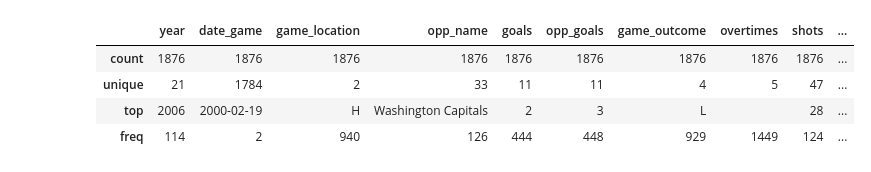
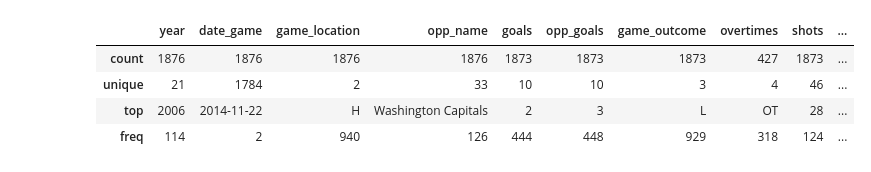
Before and after one commit to tas12740/Hockey---Do-Cheaters-Never-Win, a Jupyter notebook: CleanCanes.ipynb, the cells around one changed output. Saved outputs shown, nothing was run; the diff lists cells and outputs as text; code cells hidden in the pictures.

```diff
--- a/CleanCanes.ipynb
+++ b/CleanCanes.ipynb
@@ -21,0 +39,6 @@ hockey_df.head()
+# %%
+games_df = pd.DataFrame([row for row in hockey_json if row['curr_type'] == 'game_log'])
+games_df.drop(columns=['curr_type'], inplace=True)
+
+for col in games_df.columns:
+    games_df[col] = games_df[col].apply(lambda val: np.nan if val == '' else val)
@@ -22,7 +100,4 @@ hockey_df.head()
 # %%
-def convert_game_location(loc):
-    if loc == '@':
-        return 'A'
-    return 'H'
+convert_game_location = lambda loc: 'A' if loc == '@' else 'H'
 # %%
-hockey_df['game_location'] = hockey_df['game_location'].apply(convert_game_location)
+games_df['game_location'] = games_df['game_location'].apply(convert_game_location)
@@ -31,8 +104,8 @@ hockey_df = hockey_df.fillna(value='')
 # %%
-hockey_df.describe()
+games_df.describe()
 # %% [output]
 |  | year | date_game | game_location | opp_name | goals | opp_goals | game_outcome | overtimes | shots | ... |
-| count | 1876 | 1876 | 1876 | 1876 | 1876 | 1876 | 1876 | 1876 | 1876 | ... |
-| unique | 21 | 1784 | 2 | 33 | 11 | 11 | 4 | 5 | 47 | ... |
-| top | 2006 | 2000-02-19 | H | Washington Capitals | 2 | 3 | L |  | 28 | ... |
-| freq | 114 | 2 | 940 | 126 | 444 | 448 | 929 | 1449 | 124 | ... |
+| count | 1876 | 1876 | 1876 | 1876 | 1873 | 1873 | 1873 | 427 | 1873 | ... |
+| unique | 21 | 1784 | 2 | 33 | 10 | 10 | 3 | 4 | 46 | ... |
+| top | 2006 | 2014-11-22 | H | Washington Capitals | 2 | 3 | L | OT | 28 | ... |
+| freq | 114 | 2 | 940 | 126 | 444 | 448 | 929 | 318 | 124 | ... |
```
Also changed, not shown: parts of 23 cells of this notebook, 6 other files.
